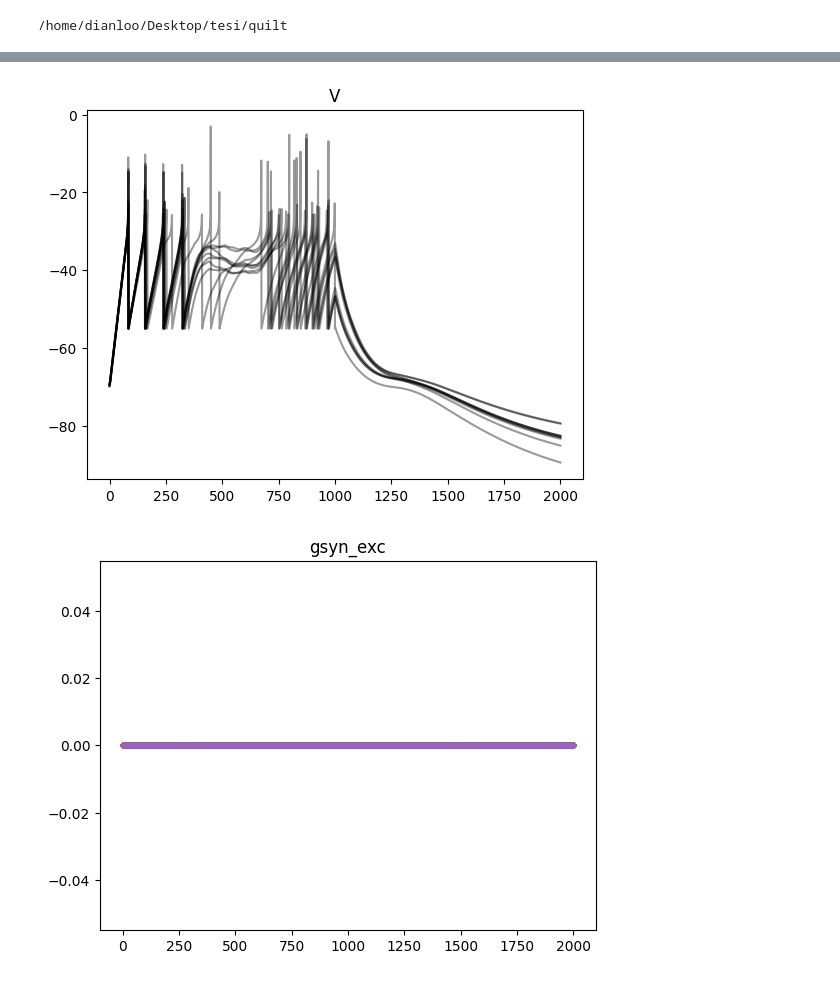
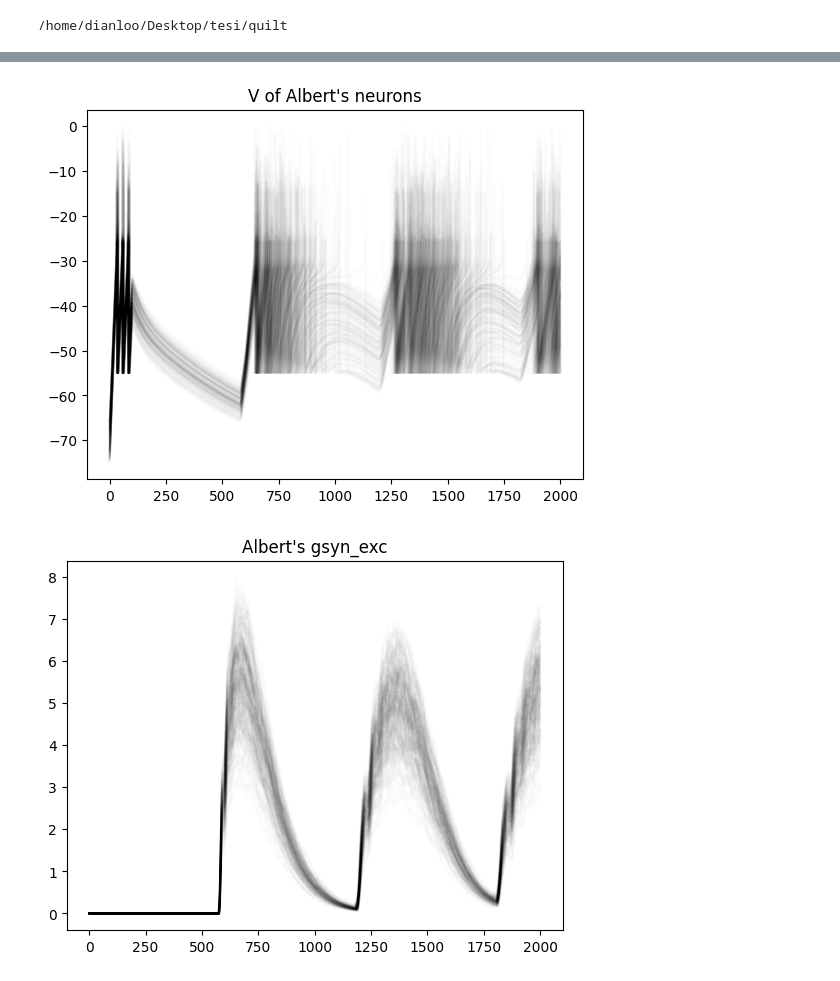
Before and after one commit to djanloo/quilt, a Jupyter notebook: example.ipynb, the cells around one changed output, grey strips where cells are left out. Drawn from its saved outputs; the diff is of its cells as text; code cells hidden in the pictures.

```diff
--- a/example.ipynb
+++ b/example.ipynb
@@ -54,2 +73,3 @@ Performing 200011 connections took 9 ms   (0.0481873 us/link)
 # %%
-spikenet.populations["Albert"].add_injector(200.0, 0, 100)
+# Adds a constant current to population Albert of 500pA from t=0ms to t=10ms
+spikenet.populations["Albert"].add_injector(500.0, 0, 10)
@@ -69 +91,4 @@ Simulation took 6 s     (0.0029985 s/step)
+# %%
+albert_data = spikenet.populations['Albert'].get_data()
+monalisa_data = spikenet.populations['MonaLisa'].get_data()
 # %%
@@ -78,13 +114,15 @@ plt.ylabel("Spikes per timestep");
+# %%
+states = np.array(albert_data['states'])
 # %%
-for i in range(10):
-    plt.plot(states[:, i, 0], color="k", alpha=0.4)
-    plt.title("V")
+for i in range(200):
+    plt.plot(states[:, i, 0], color="k", alpha=0.01)
+    plt.title("V of Albert's neurons")
 # %% [output]
-[figure, old version]
+[figure, new version]
 # %%
-for i in range(5):
-    plt.plot(states[:, i, 1],marker=".")
-    plt.title("gsyn_exc")
+for i in range(200):
+    plt.plot(states[:, i, 1], alpha=0.01, color="k")
+    plt.title("Albert's gsyn_exc")
 # %% [output]
-[figure, old version]
+[figure, new version]
 # %%
```
Also changed, not shown: parts of 17 cells of this notebook, 2 other files.
